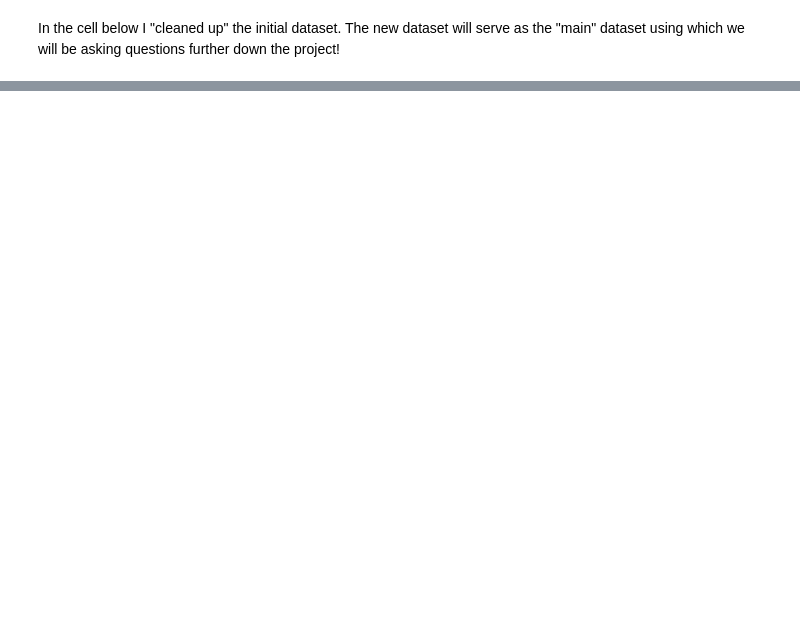
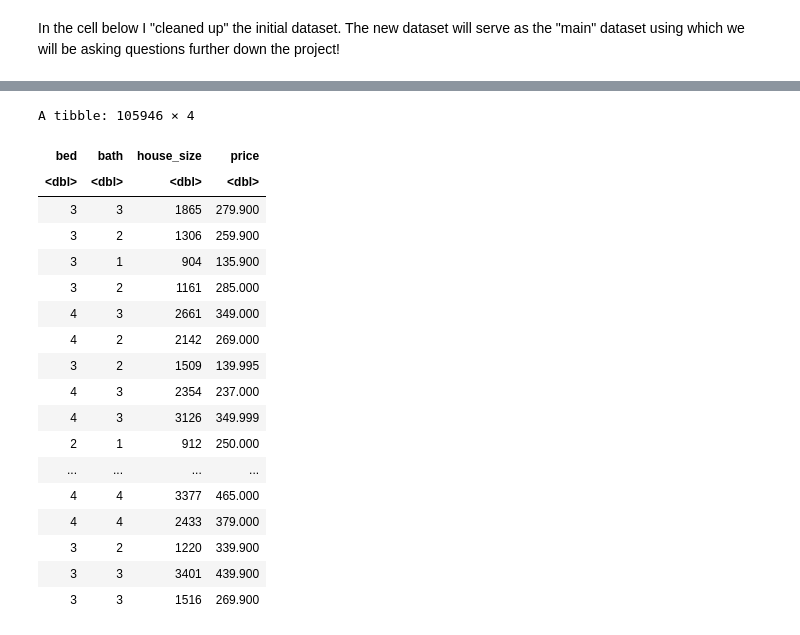
Before and after one commit to grazomarin/real-estate-regression, a Jupyter notebook: main.ipynb, the cells around one changed output, grey strips where cells are left out. Saved outputs shown, nothing was run; the diff lists cells and outputs as text; code cells hidden in the pictures; blank space fills up the shorter version.

```diff
--- a/main.ipynb
+++ b/main.ipynb
@@ -93,0 +89,28 @@ ggplot(washington, aes(y = price, x = bed)) +
+# %%
+real_estate <- real_estate_unfiltered |>
+  na.omit() |>
+  filter(state == "Pennsylvania", prev_sold_date > "2015-01-01", price < 1000000, house_size < 5000, bath <= 6, bed <= 6) |>
+  mutate(price = price / 1000) |>
+  select(bed, bath, house_size, price)
+
+real_estate
+# %% [output]
+A tibble: 105946 × 4
+| bed | bath | house_size | price |
+| <dbl> | <dbl> | <dbl> | <dbl> |
+| 3 | 3 | 1865 | 279.900 |
+| 3 | 2 | 1306 | 259.900 |
+| 3 | 1 | 904 | 135.900 |
+| 3 | 2 | 1161 | 285.000 |
+| 4 | 3 | 2661 | 349.000 |
+| 4 | 2 | 2142 | 269.000 |
+| 3 | 2 | 1509 | 139.995 |
+| 4 | 3 | 2354 | 237.000 |
+| 4 | 3 | 3126 | 349.999 |
+| 2 | 1 | 912 | 250.000 |
+| ... | ... | ... | ... |
+| 4 | 4 | 3377 | 465.000 |
+| 4 | 4 | 2433 | 379.000 |
+| 3 | 2 | 1220 | 339.900 |
+| 3 | 3 | 3401 | 439.900 |
+| 3 | 3 | 1516 | 269.900 |
```
Also changed, not shown: parts of 20 cells of this notebook.
